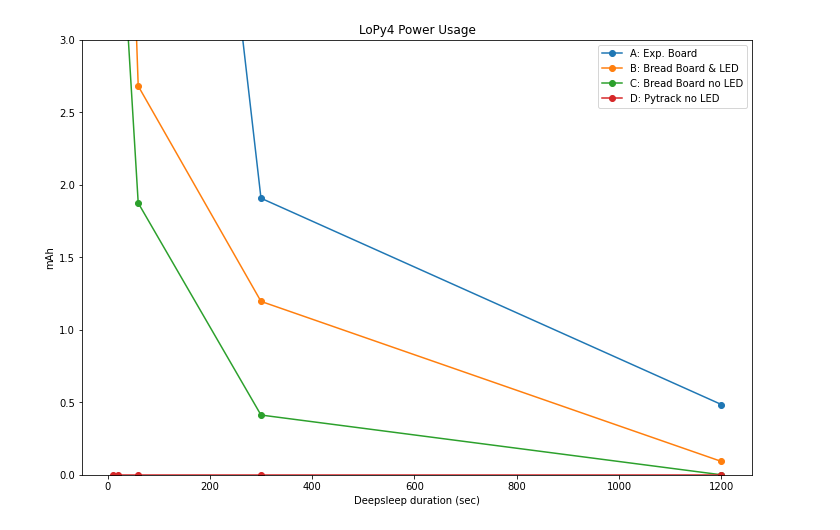
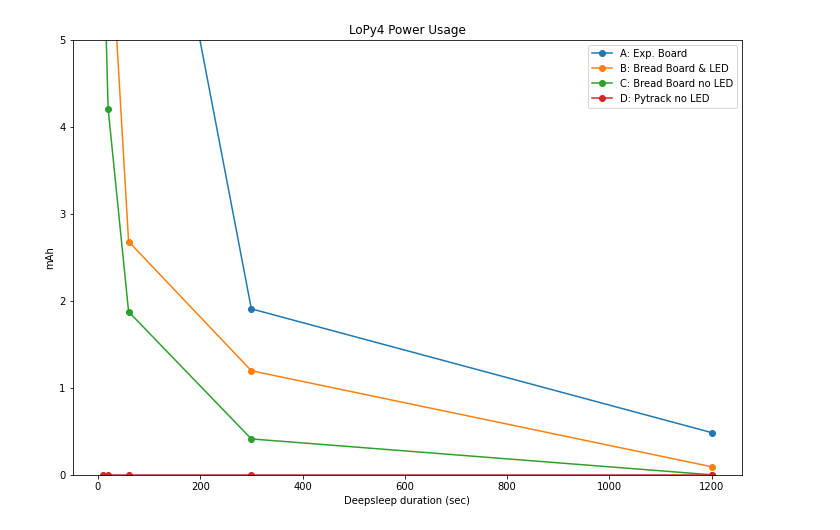
Before and after one commit to somervda/lopybase, a Jupyter notebook: lopy4 battery usage.ipynb, the cells around one changed output. Saved outputs shown, nothing was run; the diff lists cells and outputs as text; code cells hidden in the pictures.

```diff
--- a/lopy4 battery usage.ipynb
+++ b/lopy4 battery usage.ipynb
@@ -37,19 +37,19 @@ power_data = {
 # %%
 import matplotlib.pyplot as plt
 fig, ax = plt.subplots(figsize = (12, 8))
 line1, = ax.plot(power_data["X"], power_data["A"], label='A: Exp. Board',marker='o')
 line2, = ax.plot(power_data["X"], power_data["B"], label='B: Bread Board & LED',marker='o')
 line3, = ax.plot(power_data["X"], power_data["C"], label='C: Bread Board no LED',marker='o')
 line4, = ax.plot(power_data["X"], power_data["D"], label='D: Pytrack no LED',marker='o')
 ax.set_ylabel('mAh')
 ax.set_xlabel('Deepsleep duration (sec)')
 ax.set_title('LoPy4 Power Usage')
 ax.legend()
-plt.ylim(top=3)
+plt.ylim(top=5)
 plt.ylim(bottom=0)
 plt.show()
 # %% [output]
-[figure, old version]
+[figure, new version]
 # %% [markdown]
 ### Notes
 
```
Also changed, not shown: parts of 3 cells of this notebook, 3 other files.
